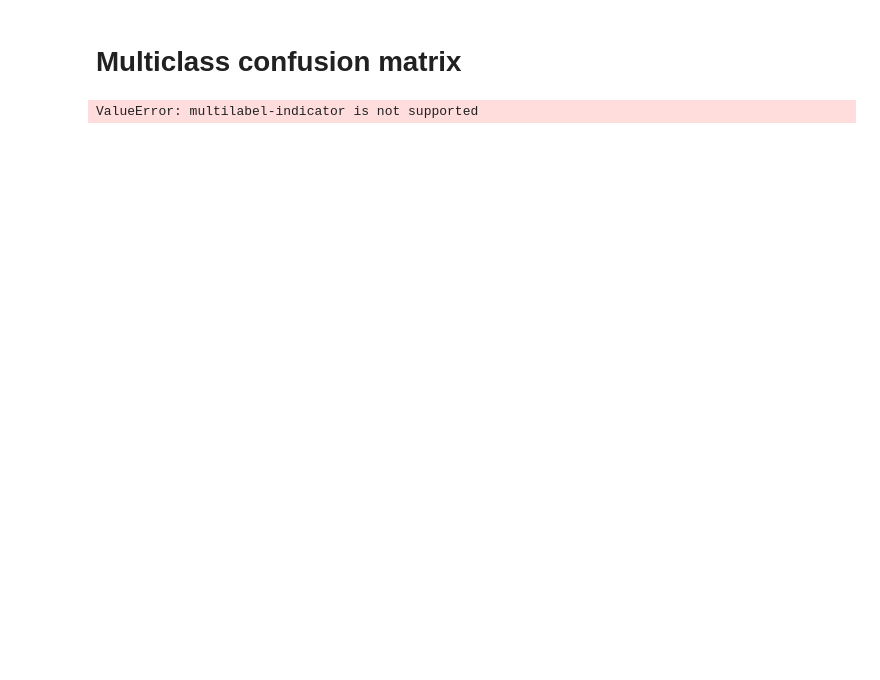
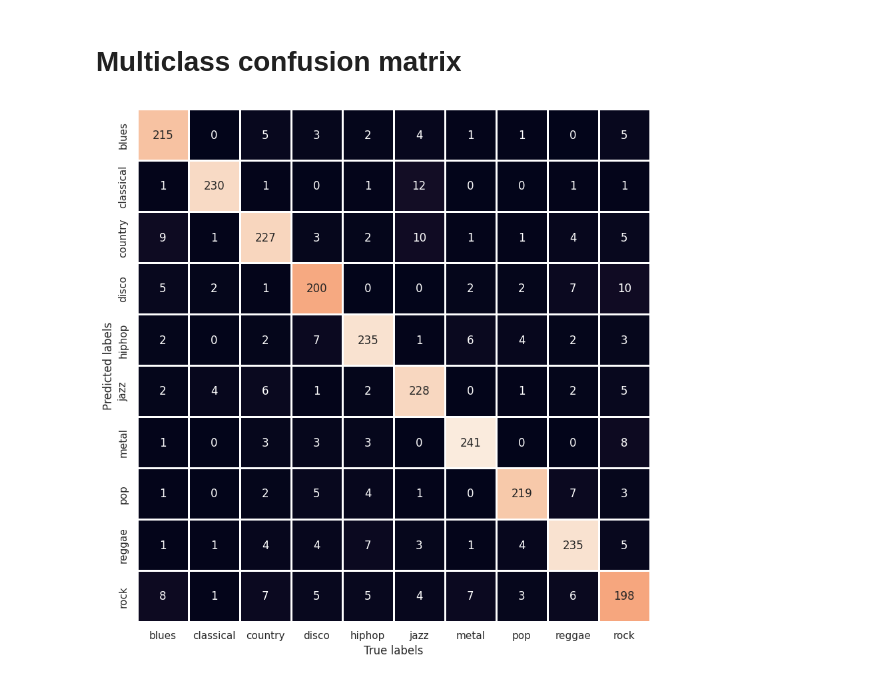
Before and after one commit to albertopirillo/naml-project-2023, a Jupyter notebook: NN_classification.ipynb, the cells around one changed output. Cells and saved outputs as stored; diff of their text form; code cells hidden in the pictures; blank space fills up the shorter version.

```diff
--- a/NN_classification.ipynb
+++ b/NN_classification.ipynb
@@ -50,7 +50,3 @@ The models were already created and saved in another notebook.
 Here we just have to load them.
 # %%
 genres = ['blues', 'classical', 'country', 'disco', 'hiphop', 'jazz', 'metal', 'pop', 'reggae', 'rock']
-# %%
-models = { genre: keras.models.load_model('models/' + genre) for genre in genres }
-models['multiclass'] = keras.models.load_model('models/multiclass')
-models
@@ -69,2 +53,16 @@ models
+# %%
+batch_sizes = {
+    'multiclass': 5,
+    'blues':     5,
+    'classical': 15,
+    'country':   20,
+    'disco':     5,
+    'hiphop':    15,
+    'jazz':      30,
+    'metal':     15,
+    'pop':       50,
+    'reggae':    25,
+    'rock':      20
+}
 # %% [markdown]
 ## Model Evaluation
@@ -120,0 +69,17 @@ def cross_validate_binary(X, y, n_splits, model):
+# %%
+callbacks = [
+    keras.callbacks.EarlyStopping(
+        monitor="val_loss",
+        patience=25,
+        verbose=0,
+        restore_best_weights=True
+    ),
+    keras.callbacks.ReduceLROnPlateau(
+        monitor="val_loss",
+        factor=0.1,
+        patience=5,
+        verbose=0,
+        min_lr=1e-7
+    ),
+    keras.callbacks.TerminateOnNaN()
+]
@@ -169,9 +212,10 @@ plot_evaluation_results(results_df, "Neural Networks - Cross-validation")
 # Multiclass confusion matrix
 # %%
 from lib import plot_confusion_matrix
+model = load_model('models/multiclass')
 X_train, X_test, y_train, y_test = train_test_split(X, y_ohe, test_size=0.25, random_state=0)
-y_pred = models['multiclass'](X_test)
-y_pred = np.rint(y_pred.numpy())
-plot_confusion_matrix(y_test, y_pred, genres)
+model.fit(X_train, y_train, epochs=150, validation_data = (X_test, y_test), batch_size=batch_sizes['multiclass'], callbacks=callbacks, verbose=0)
+y_pred = model(X_test)
+plot_confusion_matrix(np.argmax(y_test, axis=-1), np.argmax(y_pred, axis=-1), genres)
 # %% [output]
-ValueError: multilabel-indicator is not supported
+[figure, added]
```
Also changed, not shown: parts of 11 cells of this notebook, 1 other file.
